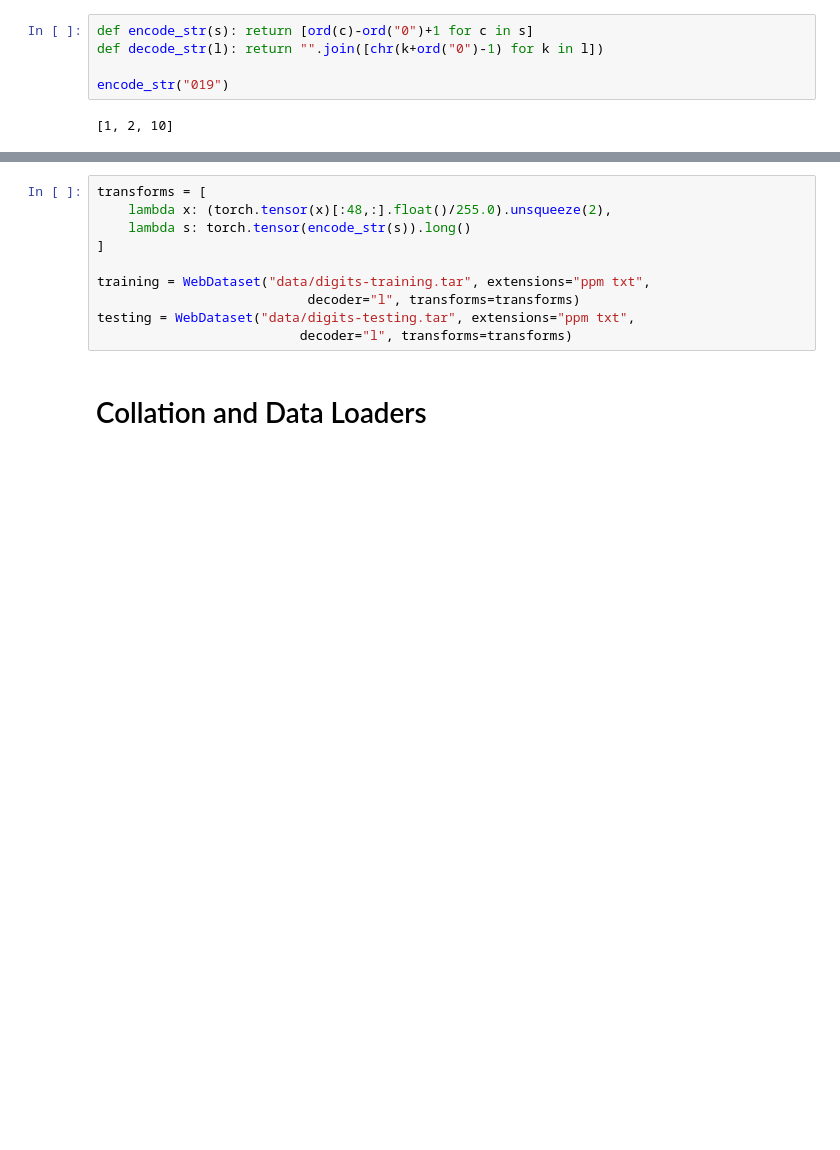
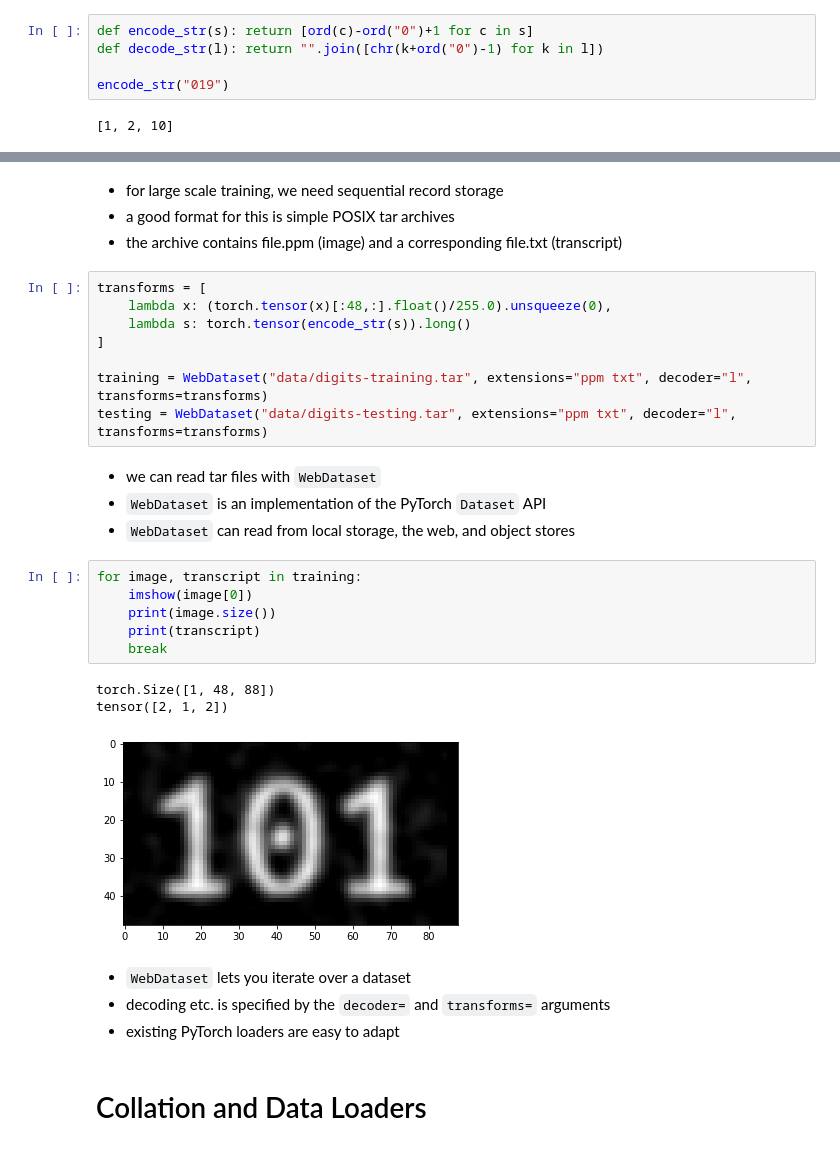
Before and after one commit to tmbdev-tutorials/icdar2019-tutorial, a Jupyter notebook: digits-intro.ipynb, the cells around one changed output, grey strips where cells are left out. Cells and saved outputs as stored; diff of their text form; blank space fills up the shorter version.

```diff
--- a/digits-intro.ipynb
+++ b/digits-intro.ipynb
@@ -35,14 +37,34 @@ encode_str("019")
 tar: write error
+# %% [markdown]
+- for large scale training, we need sequential record storage
+- a good format for this is simple POSIX tar archives
+- the archive contains file.ppm (image) and a corresponding file.txt (transcript)
 # %%
 transforms = [
-    lambda x: (torch.tensor(x)[:48,:].float()/255.0).unsqueeze(2),
+    lambda x: (torch.tensor(x)[:48,:].float()/255.0).unsqueeze(0),
     lambda s: torch.tensor(encode_str(s)).long()
 ]
 
-training = WebDataset("data/digits-training.tar", extensions="ppm txt",
-                           decoder="l", transforms=transforms)
-testing = WebDataset("data/digits-testing.tar", extensions="ppm txt",
-                          decoder="l", transforms=transforms)
+training = WebDataset("data/digits-training.tar", extensions="ppm txt", decoder="l", transforms=transforms)
+testing = WebDataset("data/digits-testing.tar", extensions="ppm txt", decoder="l", transforms=transforms)
+# %% [markdown]
+- we can read tar files with `WebDataset`
+- `WebDataset` is an implementation of the PyTorch `Dataset` API
+- `WebDataset` can read from local storage, the web, and object stores
+# %%
+for image, transcript in training:
+    imshow(image[0])
+    print(image.size())
+    print(transcript)
+    break
+# %% [output]
+torch.Size([1, 48, 88])
+tensor([2, 1, 2])
+[figure, added]
+# %% [markdown]
+- `WebDataset` lets you iterate over a dataset
+- decoding etc. is specified by the `decoder=` and `transforms=` arguments
+- existing PyTorch loaders are easy to adapt
 # %% [markdown]
 # Collation and Data Loaders
 # %%
```
Also changed, not shown: parts of 85 cells of this notebook, 2 other files.
